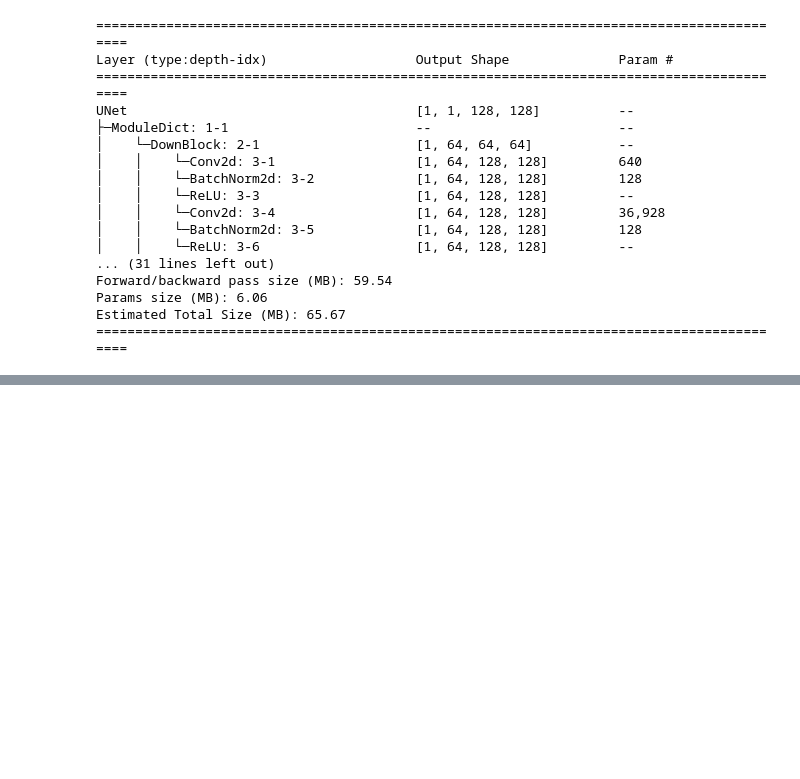
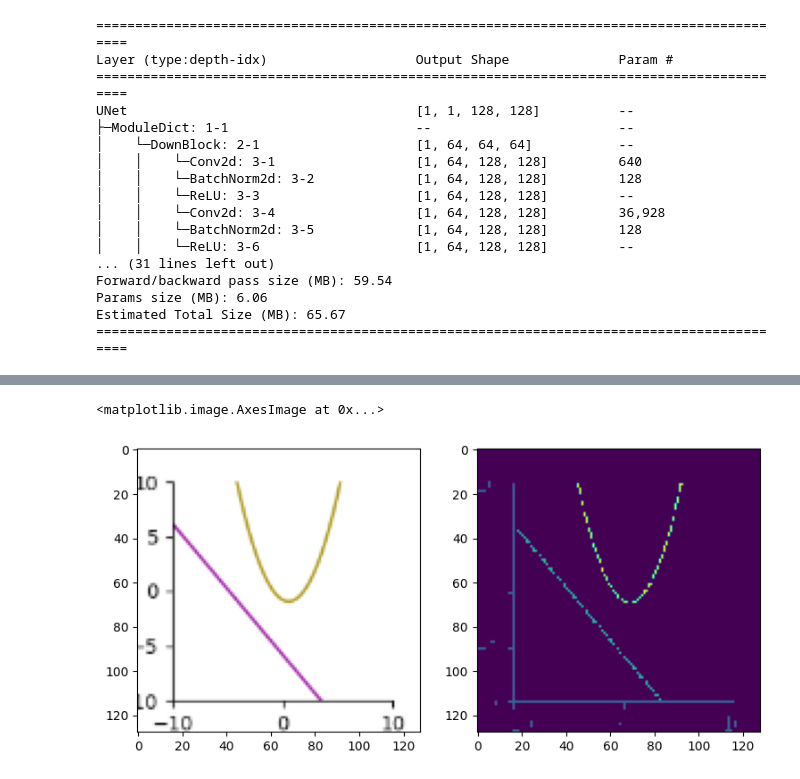
Before and after one commit to khachaturyan-1991/PlotExtract, a Jupyter notebook: WorkingBeast.ipynb, the cells around one changed output, grey strips where cells are left out. Saved outputs shown, nothing was run; the diff lists cells and outputs as text; code cells hidden in the pictures; blank space fills up the shorter version.

```diff
--- a/WorkingBeast.ipynb
+++ b/WorkingBeast.ipynb
@@ -236,0 +340,11 @@ Estimated Total Size (MB): 65.67
+# %%
+for i in range(128):
+    img = np.load(f'./data/train/image/{i}.npy')
+    mask = np.load(f'./data/train/mask/{i}.npy')
+
+    fig, axes = plt.subplots(1, 2, figsize=(9, 5))
+    axes[0].imshow(np.transpose(img, (1,2,0)))
+    axes[1].imshow(mask)
+    axes[1].set_title(np.unique(mask))
+    plt.savefig(f"./data/test_dataset/{i}.png")
+    plt.close(fig)
@@ -236,0 +411,8 @@ Estimated Total Size (MB): 65.67
+# %%
+fig, axes = plt.subplots(1, 2, figsize=(9, 5))
+
+axes[0].imshow(image.permute(1,2,0))
+axes[1].imshow(mask)
+# %% [output]
+<matplotlib.image.AxesImage at 0x...>
+[figure, added]
```
Also changed, not shown: parts of 13 cells of this notebook, 6 other files.
